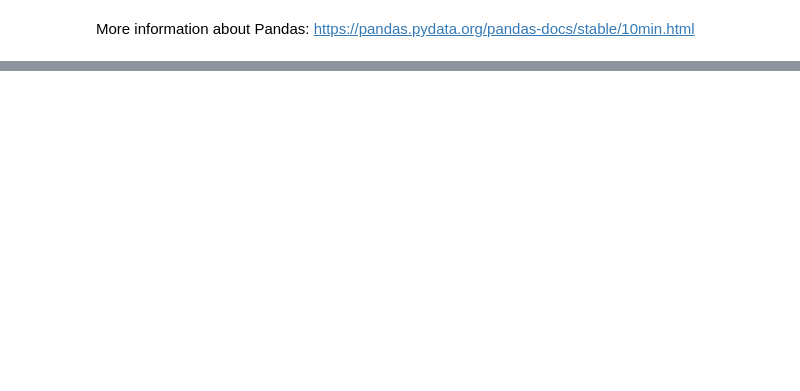
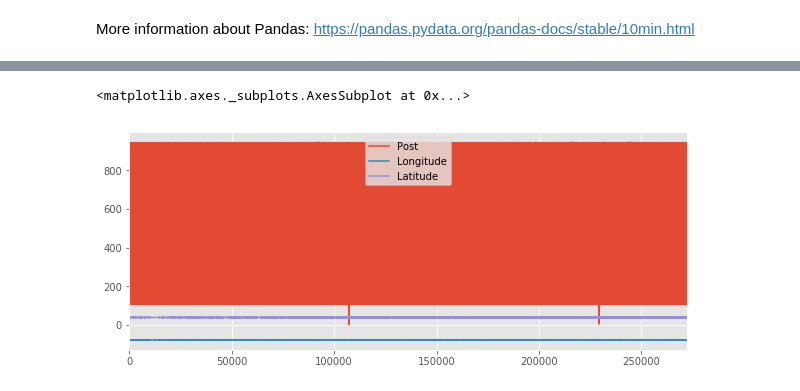
Before and after one commit to rmmariano/CAP386_intro_data_science, a Jupyter notebook: projeto/crimes_baltimore/crimes_baltimore.ipynb, the cells around one changed output, grey strips where cells are left out. Saved outputs shown, nothing was run; the diff lists cells and outputs as text; code cells hidden in the pictures; blank space fills up the shorter version.

```diff
--- a/projeto/crimes_baltimore/crimes_baltimore.ipynb
+++ b/projeto/crimes_baltimore/crimes_baltimore.ipynb
@@ -347,0 +365,10 @@ More information about Pandas: https://pandas.pydata.org/pandas-docs/stable/10mi
+# %%
+df_crimes_copy = df_crimes_cp.copy()
+# %%
+df_crimes_copy["DescriptionFactor"] = df_crimes_cp["Description"].astype('category')
+
+df_crimes_copy["WeaponFactor"] = df_crimes_cp["Weapon"].astype('category')
+
+df_crimes_copy["NeighborhoodFactor"] = df_crimes_cp["Neighborhood"].astype('category')
+
+df_crimes_copy.head()
@@ -347,0 +432,5 @@ More information about Pandas: https://pandas.pydata.org/pandas-docs/stable/10mi
+# %%
+import matplotlib
+matplotlib.style.use('ggplot')
+# %%
+df_crimes_copy = df_crimes_copy.drop('Total Incidents', 1)
@@ -347,0 +446,5 @@ More information about Pandas: https://pandas.pydata.org/pandas-docs/stable/10mi
+# %%
+df_crimes_copy.plot(figsize=(10,4))
+# %% [output]
+<matplotlib.axes._subplots.AxesSubplot at 0x...>
+[figure, added]
```
Also changed, not shown: parts of 20 cells of this notebook, 1 other file.
